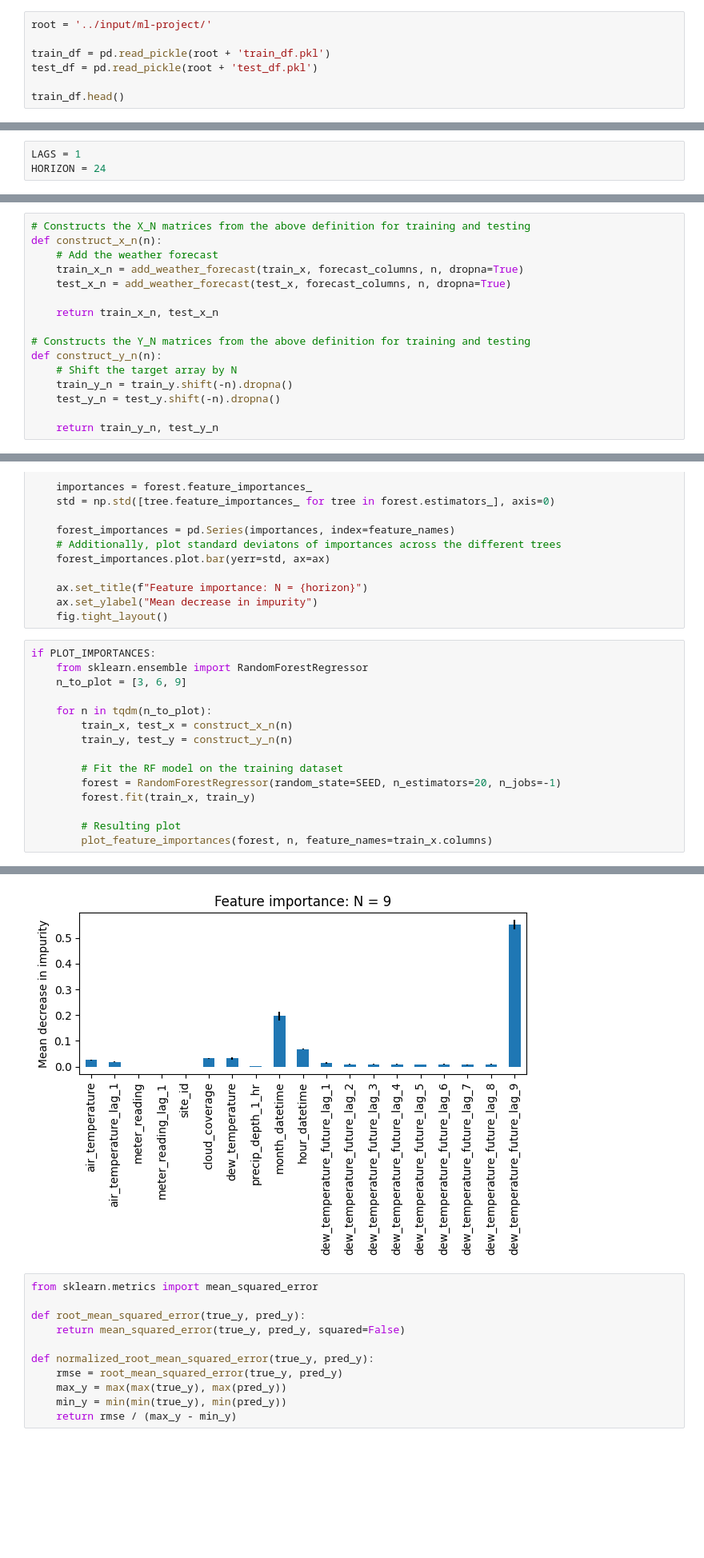
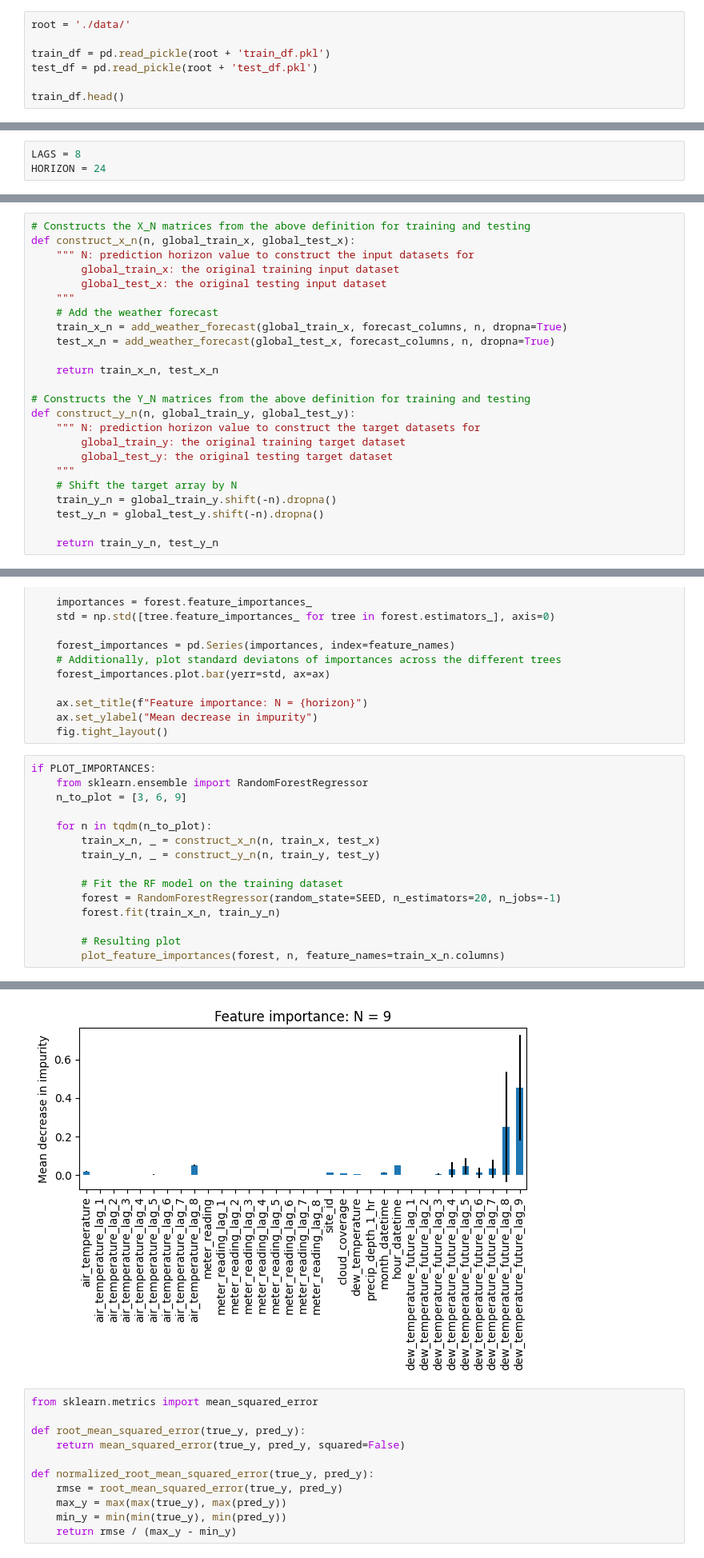
Before and after one commit to TarasKutsyk/ML-for-Automation-Project, a Jupyter notebook: ml-project-2.ipynb, the cells around one changed output, grey strips where cells are left out. Shown at 80% size. Drawn from its saved outputs; the diff is of its cells as text; blank space fills up the shorter version.

```diff
--- a/ml-project-2.ipynb
+++ b/ml-project-2.ipynb
@@ -44,7 +45,7 @@ import matplotlib.pyplot as plt
 # Utilities
 import os, random, pickle
 # %%
-root = '../input/ml-project/'
+root = './data/'
 
 train_df = pd.read_pickle(root + 'train_df.pkl')
 test_df = pd.read_pickle(root + 'test_df.pkl')
@@ -64,7 +65,7 @@ For this task, we'll use the energy consumption as a feature, combined with prev
 # %% [markdown]
 ## Constructing a Lag matrix
 # %%
-LAGS = 1
+LAGS = 8
 HORIZON = 24
 # %%
 lagged_features =  [ 'air_temperature',
@@ -239,17 +253,25 @@ For each such dataset:
 **Y_N** will contain the shifted (by N) future temperature values which we'll need to predict.
 # %%
 # Constructs the X_N matrices from the above definition for training and testing
-def construct_x_n(n):
+def construct_x_n(n, global_train_x, global_test_x):
+    """ N: prediction horizon value to construct the input datasets for
+        global_train_x: the original training input dataset
+        global_test_x: the original testing input dataset
+    """
     # Add the weather forecast
-    train_x_n = add_weather_forecast(train_x, forecast_columns, n, dropna=True)
-    test_x_n = add_weather_forecast(test_x, forecast_columns, n, dropna=True)
+    train_x_n = add_weather_forecast(global_train_x, forecast_columns, n, dropna=True)
+    test_x_n = add_weather_forecast(global_test_x, forecast_columns, n, dropna=True)
 
     return train_x_n, test_x_n
 
 # Constructs the Y_N matrices from the above definition for training and testing
-def construct_y_n(n):
+def construct_y_n(n, global_train_y, global_test_y):
+    """ N: prediction horizon value to construct the target datasets for
+        global_train_y: the original training target dataset
+        global_test_y: the original testing target dataset
+    """
     # Shift the target array by N
-    train_y_n = train_y.shift(-n).dropna()
-    test_y_n = test_y.shift(-n).dropna()
+    train_y_n = global_train_y.shift(-n).dropna()
+    test_y_n = global_test_y.shift(-n).dropna()
 
     return train_y_n, test_y_n
@@ -283,13 +311,13 @@ if PLOT_IMPORTANCES:
     n_to_plot = [3, 6, 9]
 
     for n in tqdm(n_to_plot):
-        train_x, test_x = construct_x_n(n)
-        train_y, test_y = construct_y_n(n)
+        train_x_n, _ = construct_x_n(n, train_x, test_x)
+        train_y_n, _ = construct_y_n(n, train_y, test_y)
 
         # Fit the RF model on the training dataset
         forest = RandomForestRegressor(random_state=SEED, n_estimators=20, n_jobs=-1)
-        forest.fit(train_x, train_y)
+        forest.fit(train_x_n, train_y_n)
 
         # Resulting plot
-        plot_feature_importances(forest, n, feature_names=train_x.columns)
+        plot_feature_importances(forest, n, feature_names=train_x_n.columns)
 # %% [output]
@@ -298,4 +326,4 @@ if PLOT_IMPORTANCES:
-[figure, old version]
+[figure, new version]
 # %%
 from sklearn.metrics import mean_squared_error
 
```
Also changed, not shown: parts of 19 cells of this notebook, 2 other files.
